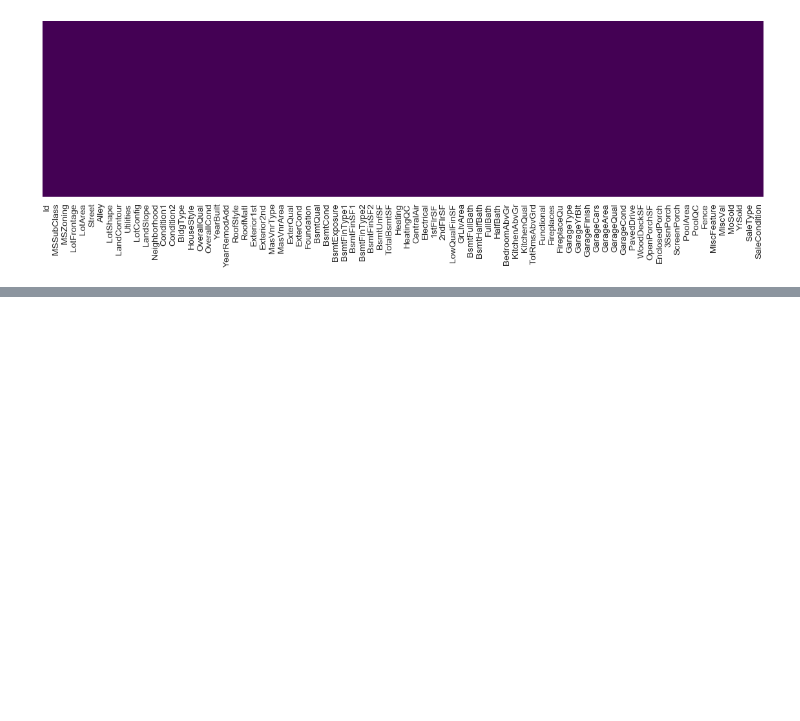
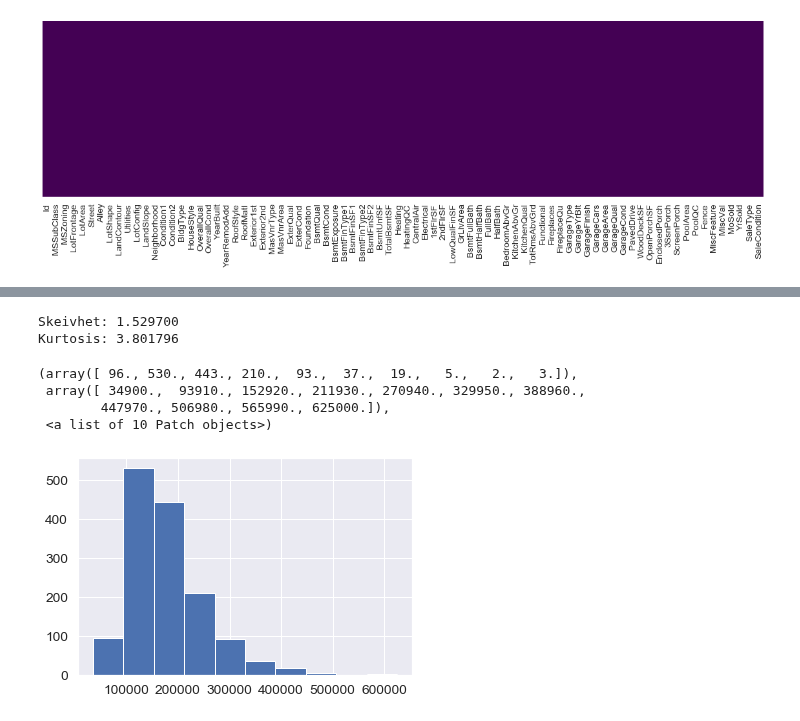
Before and after one commit to sebastianberge/ames-housing-prices, a Jupyter notebook: Ames - Housing Prices.ipynb, the cells around one changed output, grey strips where cells are left out. Cells and saved outputs as stored; diff of their text form; code cells hidden in the pictures; blank space fills up the shorter version.

```diff
--- a/Ames - Housing Prices.ipynb
+++ b/Ames - Housing Prices.ipynb
@@ -286,0 +295,14 @@ sns.heatmap(df_merged.isnull(), yticklabels=False, cbar=False, cmap='viridis')
+# %%
+print("Skeivhet: %f" % y_train.skew())
+print("Kurtosis: %f" % y_train.kurt())
+# %% [output]
+Skeivhet: 1.529700
+Kurtosis: 3.801796
+# %%
+plt.hist(y_train)
+# %% [output]
+(array([ 96., 530., 443., 210.,  93.,  37.,  19.,   5.,   2.,   3.]),
+ array([ 34900.,  93910., 152920., 211930., 270940., 329950., 388960.,
+        447970., 506980., 565990., 625000.]),
+ <a list of 10 Patch objects>)
+[figure, added]
```
Also changed, not shown: parts of 1 cell of this notebook.
